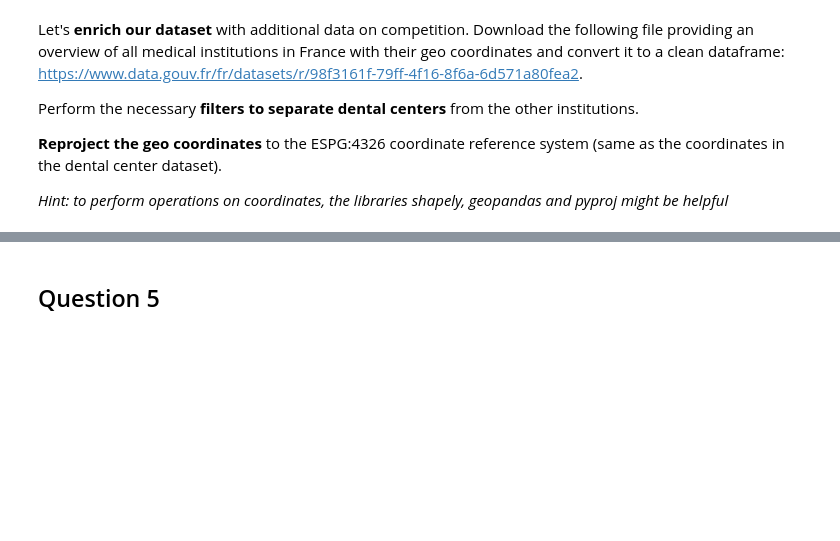
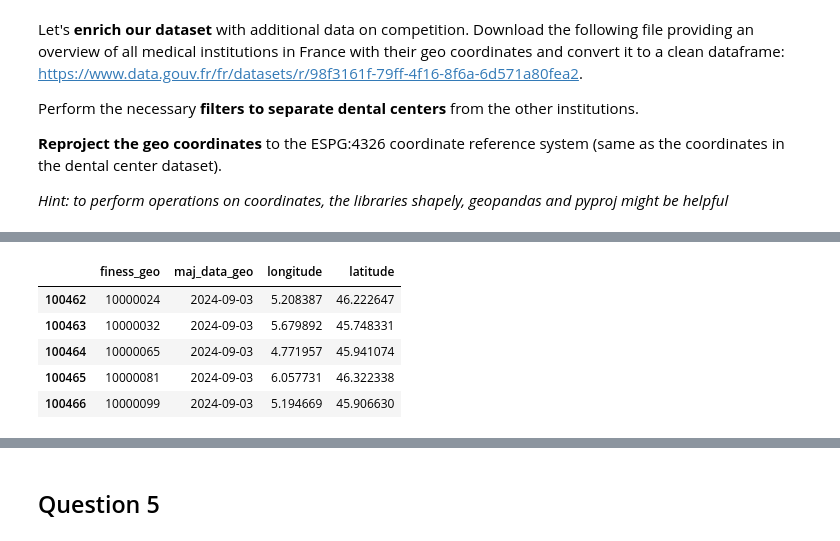
Before and after one commit to HugoKD/ML, a Jupyter notebook: 2023_DB_DS_exercise.ipynb, the cells around one changed output, grey strips where cells are left out. Cells and saved outputs as stored; diff of their text form; code cells hidden in the pictures; blank space fills up the shorter version.

```diff
--- a/2023_DB_DS_exercise.ipynb
+++ b/2023_DB_DS_exercise.ipynb
@@ -733,0 +779,24 @@ data_sup = pd.read_csv('etalab-cs1100507-stock-20240909-0338.csv')
+# %%
+data_geo['systeme'] = data_geo[['systeme']].astype(str)
+# %%
+data_geo['systeme'] = data_geo['systeme'].apply(lambda x: x.split(',')[-1])
+# %%
+map_systeme = {
+  'LAMBERT_93_METROPOLE' : 'EPSG:2154',
+  'UTM_N20_ANTILLES' : 'EPSG:4559',
+  'UTM_N22_GUYANE' : 'EPSG:2972',
+  'UTM_S40_LA_REUNION' : 'EPSG:2975',
+  'UTM_N21_STPIERRE-MIQUELON' : 'EPSG:4467',
+  'UTM_S38_MAYOTTE' : 'EPSG:4471'
+            }
+
+def system_convertor(x):
+    src_epsg = map_systeme.get(x['systeme'])
+    if src_epsg is None:
+        print(x['systeme'])
+        return None, None
+    transformer = Transformer.from_crs(src_epsg, "EPSG:4326", always_xy=True)
+    return transformer.transform(x['c1'], x['c2'])
+
+data_geo['(longitude,latitude)'] = data_geo.apply(system_convertor, axis=1)
+data_geo = data_geo.drop(['c1', 'c2', 'systeme'], axis=1)
@@ -733,0 +816,13 @@ data_sup = pd.read_csv('etalab-cs1100507-stock-20240909-0338.csv')
+# %%
+data_geo["longitude"] = data_geo["(longitude,latitude)"].apply(lambda x: x[0])
+data_geo["latitude"] = data_geo["(longitude,latitude)"].apply(lambda x: x[1])
+data_geo = data_geo.drop('(longitude,latitude)', axis = 1)
+# %%
+data_geo.head()
+# %% [output]
+|  | finess_geo | maj_data_geo | longitude | latitude |
+| 100462 | 10000024 | 2024-09-03 | 5.208387 | 46.222647 |
+| 100463 | 10000032 | 2024-09-03 | 5.679892 | 45.748331 |
+| 100464 | 10000065 | 2024-09-03 | 4.771957 | 45.941074 |
+| 100465 | 10000081 | 2024-09-03 | 6.057731 | 46.322338 |
+| 100466 | 10000099 | 2024-09-03 | 5.194669 | 45.906630 |
```
Also changed, not shown: parts of 38 cells of this notebook.
